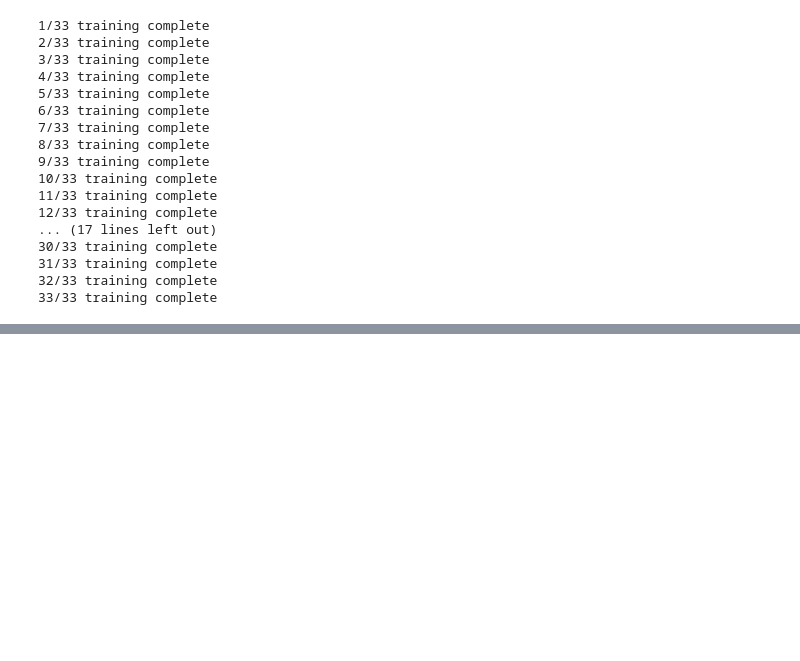
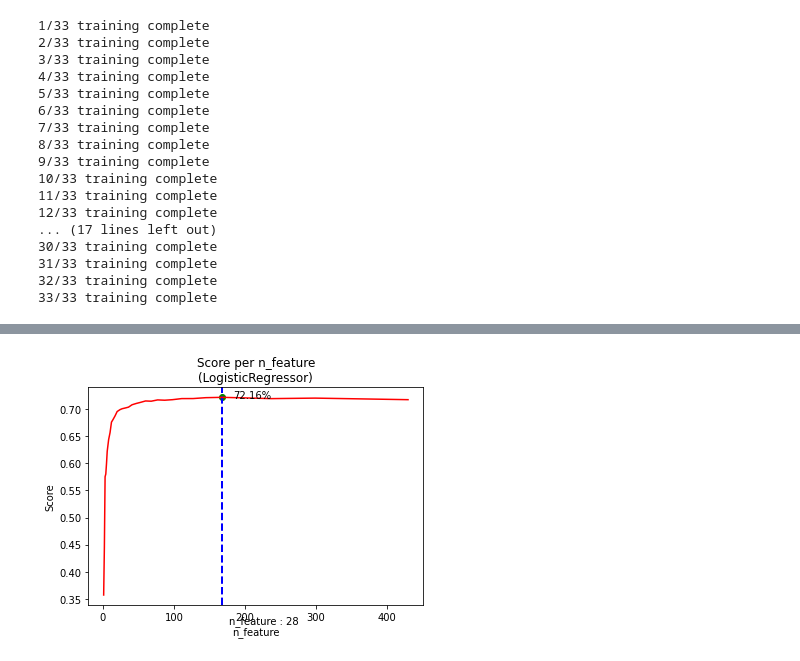
Before and after one commit to ykykyk112/machine_learning, a Jupyter notebook: sklearn_exercise/Dimentionality_Reduction.ipynb, the cells around one changed output, grey strips where cells are left out. Cells and saved outputs as stored; diff of their text form; code cells hidden in the pictures; blank space fills up the shorter version.

```diff
--- a/sklearn_exercise/Dimentionality_Reduction.ipynb
+++ b/sklearn_exercise/Dimentionality_Reduction.ipynb
@@ -444,4 +448,5 @@ plot_time_variance(rnd_time_per_variance, 'RandomForestClassifier')
 # %%
-from sklearn.svm import LinearSVC
-svm_time_per_variance, svm_score_per_variance, svm_component_per_variance = get_time_score(X, y, LinearSVC(random_state = 42))
+from sklearn.linear_model import LogisticRegression
+log_time_per_variance, log_score_per_variance, log_component_per_variance = get_time_score(X, y, LogisticRegression(max_iter = 7000, random_state = 42))
+log_time_per_variance = log_time_per_variance/60
 # %% [output]
@@ -448,0 +487,4 @@ KeyboardInterrupt: ignored
+# %%
+plot_score_variance(log_score_per_variance, 'LogisticRegressor')
+# %% [output]
+[figure, added]
```
Also changed, not shown: parts of 17 cells of this notebook.
